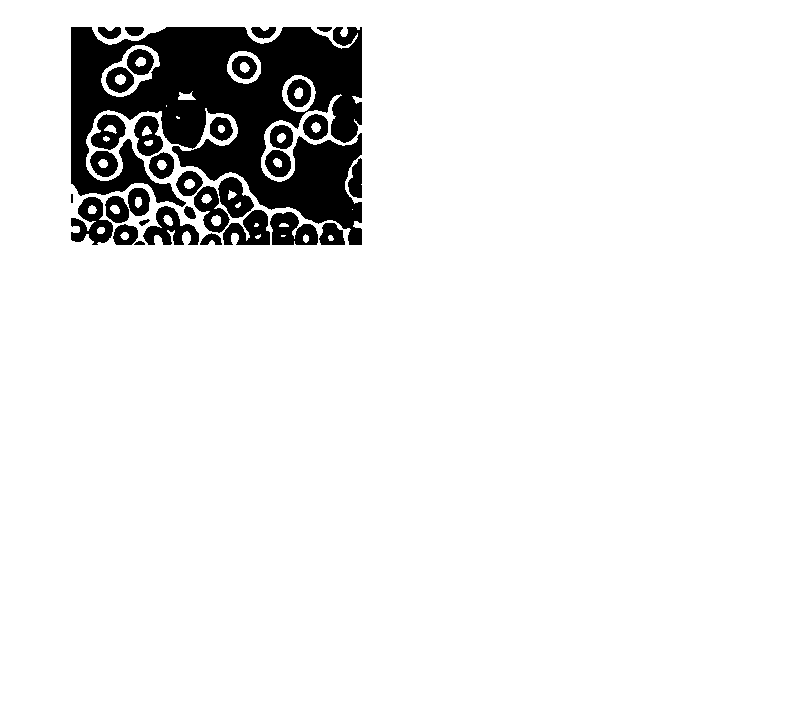
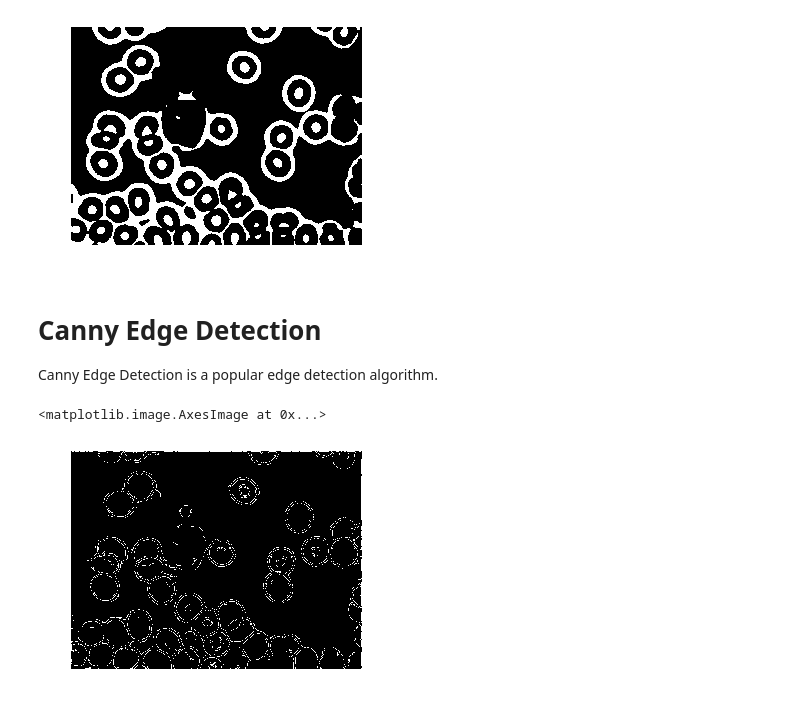
Before and after one commit to notenot/blood-cell-count, a Jupyter notebook: image-preprocessing.ipynb, the cells around one changed output. Drawn from its saved outputs; the diff is of its cells as text; code cells hidden in the pictures; blank space fills up the shorter version.

Commit message:
Add Canny overview

```diff
--- a/image-preprocessing.ipynb
+++ b/image-preprocessing.ipynb
@@ -274,3 +274,17 @@ plt.imshow(th, 'gray')
 plt.show()
 # %% [output]
 [figure]
+# %% [markdown]
+# Canny Edge Detection
+
+Canny Edge Detection is a popular edge detection algorithm.
+# %%
+img = cv2.imread('images/1.jpg', 0)
+img = cv2.medianBlur(img, 7)
+edges = cv2.Canny(img, 100, 200)
+
+plt.axis('off')
+plt.imshow(edges,cmap = 'gray')
+# %% [output]
+<matplotlib.image.AxesImage at 0x...>
+[figure, added]
```
Also changed, not shown: parts of 2 cells of this notebook.
